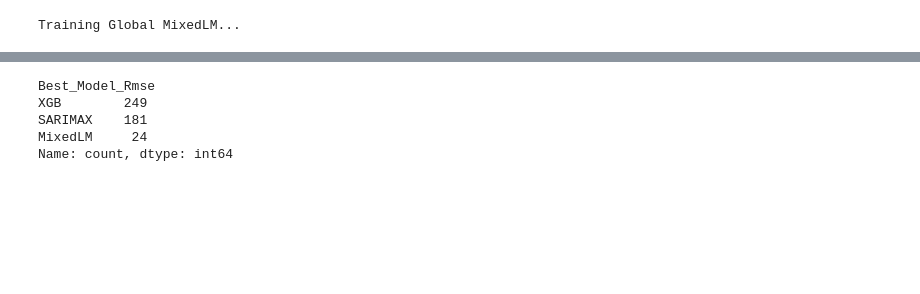
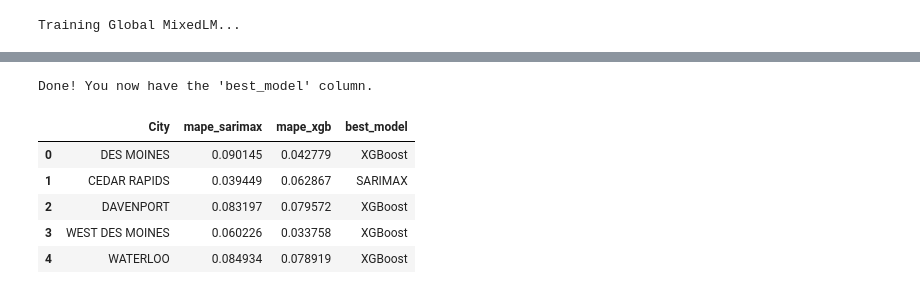
Before and after one commit to shoshanamiriamlevin-glitch/Iowa-liquor-sale-analysis-by-yaakovlevin, a Jupyter notebook: iwoa-liquaor-mixlm-by-yaakov-levin.ipynb, the cells around one changed output, grey strips where cells are left out. Drawn from its saved outputs; the diff is of its cells as text; code cells hidden in the pictures; blank space fills up the shorter version.

Commit message:
Kaggle Notebook | iwoa liquaor mixlm by yaakov levin | Version 54

```diff
--- a/iwoa-liquaor-mixlm-by-yaakov-levin.ipynb
+++ b/iwoa-liquaor-mixlm-by-yaakov-levin.ipynb
@@ -1144,8 +979,0 @@ Name: count, dtype: int64
-# %%
-results_df['Best_Model_Rmse'].value_counts()
-# %% [output]
-Best_Model_Rmse
-XGB        249
-SARIMAX    181
-MixedLM     24
-Name: count, dtype: int64
@@ -1153,0 +980,65 @@ results_df.to_excel("model_comparison.xlsx", index=False)
+# %%
+
+from sklearn.ensemble import GradientBoostingRegressor
+from statsmodels.tsa.statespace.sarimax import SARIMAX
+from sklearn.metrics import mean_absolute_percentage_error
+import warnings
+
+warnings.filterwarnings("ignore")
+
+# 1. Load Data
+df = pd.read_csv('iwoa_liquor3.csv')
+df['date'] = pd.to_datetime(df['date'])
+
+# 2. Setup Comparison
+cities = df.groupby('City')['Total_Sales'].sum().sort_values(ascending=False).head(50).index # Top 50 for speed
+results = []
+
+for city in cities:
+    # Prepare Data
+    ts = df[df['City'] == city].sort_values('date').set_index('date')['Total_Sales'].resample('MS').sum().fillna(0)
+    if len(ts) < 36: continue
+
+    train, test = ts[:-6], ts[-6:]
+
+    # --- Run SARIMAX ---
+    try:
+        s_model = SARIMAX(train, order=(1,1,1), seasonal_order=(1,1,0,12)).fit(disp=False)
+        s_mape = mean_absolute_percentage_error(test, s_model.forecast(6))
+    except: s_mape = np.nan
+
+    # --- Run XGBoost (using GBR) ---
+    try:
+        b_df = ts.to_frame()
+        for i in range(1, 13): b_df[f'lag_{i}'] = b_df['Total_Sales'].shift(i)
+        b_df.dropna(inplace=True)
+        btrain, btest = b_df[:-6], b_df[-6:]
+
+        b_model = GradientBoostingRegressor().fit(btrain.drop(columns='Total_Sales'), btrain['Total_Sales'])
+        b_mape = mean_absolute_percentage_error(btest['Total_Sales'], b_model.predict(btest.drop(columns='Total_Sales')))
+    except: b_mape = np.nan
+
+    results.append({'City': city, 'mape_sarimax': s_mape, 'mape_xgb': b_mape})
+
+# 3. CREATE THE COLUMNS YOU WERE MISSING
+comparison_df = pd.DataFrame(results)
+
+# The np.where magic you were looking for!
+comparison_df['best_model'] = np.where(
+    comparison_df['mape_xgb'] < comparison_df['mape_sarimax'],
+    'XGBoost',
+    'SARIMAX'
+)
+
+# 4. Final Output
+comparison_df.to_csv('Model_Showdown_Results.csv', index=False)
+print("Done! You now have the 'best_model' column.")
+comparison_df.head()
+# %% [output]
+Done! You now have the 'best_model' column.
+|  | City | mape_sarimax | mape_xgb | best_model |
+| 0 | DES MOINES | 0.090145 | 0.042779 | XGBoost |
+| 1 | CEDAR RAPIDS | 0.039449 | 0.062867 | SARIMAX |
+| 2 | DAVENPORT | 0.083197 | 0.079572 | XGBoost |
+| 3 | WEST DES MOINES | 0.060226 | 0.033758 | XGBoost |
+| 4 | WATERLOO | 0.084934 | 0.078919 | XGBoost |
```
Also changed, not shown: parts of 23 cells of this notebook.
